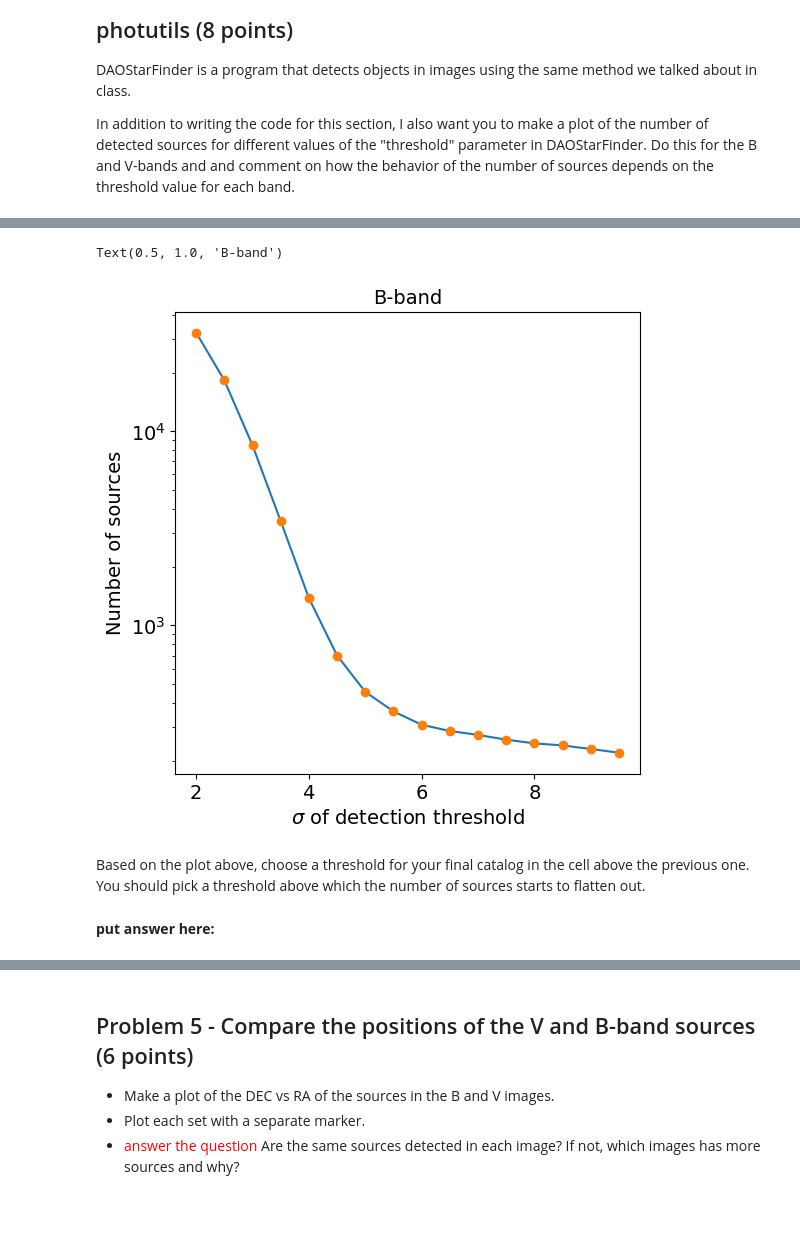
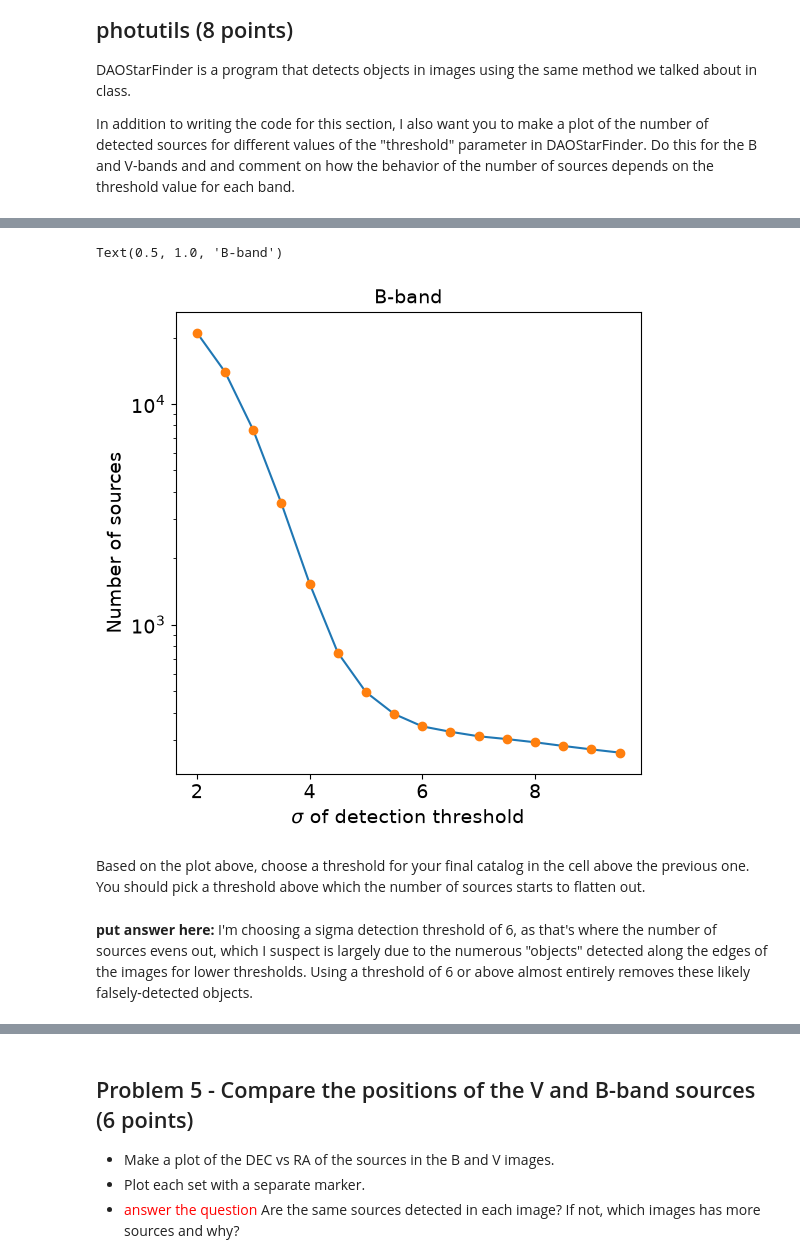
Before and after one commit to terrymechem/Reductionproject_student, a Jupyter notebook: cluster_photometry_student.ipynb, the cells around one changed output, grey strips where cells are left out. Cells and saved outputs as stored; diff of their text form; code cells hidden in the pictures; blank space fills up the shorter version.

```diff
--- a/cluster_photometry_student.ipynb
+++ b/cluster_photometry_student.ipynb
@@ -382,11 +382,17 @@ def calc_fwhm(imagefilename, xyposlist):
 #YOUR CODE HERE
 
 # get coordinates of stars from ds9
-# G/V and B-band star coords (they have the same pixel coords) [x,y],[etc]...: [1050,682], [1082,813], [929,513], [1015,565], [902,431]
-
+# G/V and B-band star coords (they have the same pixel coords) [x,y],[etc]...: [(1050,682), (1082,813), (929,513), (1015,565), (902,431)]
+starcoords = [(1050,682), (1082,813), (929,513), (1015,565), (902,431)]
 
 # I'm changing all Visual V labels to G, primarily just to match the .fits files
 
-fwhmlistB = calc_fwhm()
-fwhmlistG = calc_fwhm()
+fwhmlistB = calc_fwhm('/home/s310m868/ASTR596/Data/M29B.fits', starcoords)
+fwhmlistG = calc_fwhm('/home/s310m868/ASTR596/Data/M29G.fits', starcoords)
+
+fwhmB = np.mean(fwhmlistB)
+fwhmG = np.mean(fwhmlistG)
+
+print(f'The average FWHM for the B-band is {fwhmB} pixels')
+print(f'The average FWHM for the V-band is {fwhmG} pixels')
 # %% [output]
@@ -408,7 +414,7 @@ DAOStarFinder is a program that detects objects in images using the same method
 In addition to writing the code for this section, I also want you to make a plot of the number of detected sources for different values of the "threshold" parameter in DAOStarFinder.  Do this for the B and V-bands and and comment on how the behavior of the number of sources depends on the threshold value for each band.
 # %%
 #read in the B-band image
-data_b, header_b = fits.getdata('M29B.fits',header=True)
+data_b, header_b = fits.getdata('/home/s310m868/ASTR596/Data/M29B.fits',header=True)
 # %%
 # estimate the background counts in the image by computing the
 # mean and median excluding all pixels greater than 3-sigma above the mean
@@ -418,7 +426,7 @@ mean_b, median_b, std_b = sigma_clipped_stats(data_b, sigma=3.0)
 #*****************************************
 # update with the FWHM that you measured using fit_fwhm
 #you will need to update the threshold number based on plots you make in the next cell.
-daofind = DAOStarFinder(fwhm=2.7, threshold=3.*std_b)
+daofindB = DAOStarFinder(fwhm=fwhmB, threshold=6.*std_b)
 
 # detect sources, using the image - median, which subtracts the sky level from image,
 # assuming a sky that is constant across the iamge
@@ -441,9 +449,9 @@ plt.subplot(1,2,2)
 
 #Create a list of positions of all the stars, as determined by the DAOStarFinder above.
 #The transpose command puts the images into the correct format
-positions = np.transpose((sources_b['xcentroid'], sources_b['ycentroid']))
+positionsB = np.transpose((sources_b['xcentroid'], sources_b['ycentroid']))
 #creates a set of circular apertues with r=15 pixels
-apertures = CircularAperture(positions, r=15.)
+aperturesB = CircularAperture(positionsB, r=15.)
 imdisplay(data_b)
 #plot the apertures.  the ';' at the end suppresses some messy output
 apertures.plot(color='blue', lw=1.5, alpha=0.5);
@@ -452,36 +461,37 @@ NameError: name 'DAOStarFinder' is not defined
 # %%
 #This makes a plot of the number of sources for different detection thresholds for the B-band
 #set up an array of thresholds
 thresharr = np.arange(2.,10.,0.5)
 
 #initialize an array that will hold the number of sources that are detected at each threshold
 nsources_b = np.zeros(len(thresharr))
 
 #loop through the thresholds to find how many sources are detected at each threshold
 #************
 #put in the appropriate FWHM you computed for this image earlier.
 for ithresh,thresh in enumerate(thresharr):
-    daofind = DAOStarFinder(fwhm=, threshold=thresh*std_b)
+    daofind = DAOStarFinder(fwhm=fwhmB, threshold=thresh*std_b)
     sources_btmp = daofind(data_b - median_b)
     nsources_b[ithresh] = len(sources_btmp)
 
 #plot the number of sources at each threshold
 fig,ax = plt.subplots(figsize=(6,6))
 ax.plot(thresharr,nsources_b)
 ax.plot(thresharr,nsources_b, 'o')
 ax.set_yscale('log')
 ax.set_ylabel('Number of sources', fontsize=14)
 ax.set_xlabel(r'$\sigma$ of detection threshold', fontsize=14)
 ax.tick_params(axis='x', labelsize=14)
 ax.tick_params(axis='y', labelsize=14)
 ax.set_title('B-band', fontsize=14)
 # %% [output]
 Text(0.5, 1.0, 'B-band')
-[figure, old version]
+[figure, new version]
 # %% [markdown]
 Based on the plot above, choose a threshold for your final catalog in the cell above the previous one.  You should pick a threshold above which the number of sources starts to flatten out.
-# %% [markdown]
-**put answer here:**
+# %% [markdown]
+**put answer here:**
+I'm choosing a sigma detection threshold of 6, as that's where the number of sources evens out, which I suspect is largely due to the numerous "objects" detected along the edges of the images for lower thresholds. Using a threshold of 6 or above almost entirely removes these likely falsely-detected objects.
 # %%
 #********************
 #repeat for the V-band image
```
Also changed, not shown: parts of 10 cells of this notebook.
